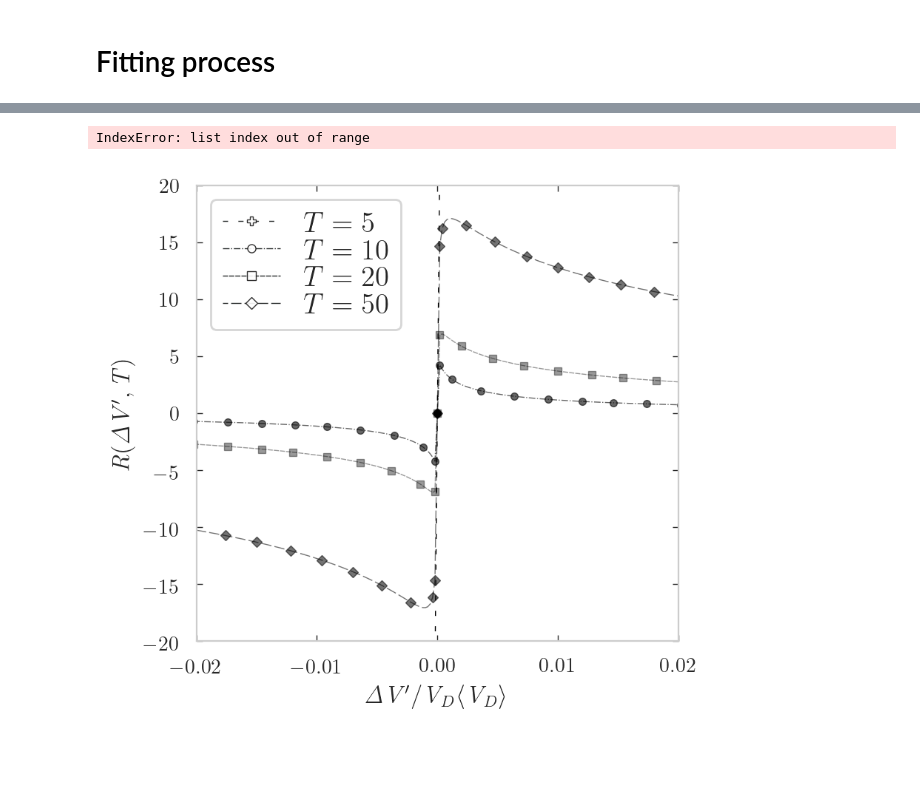
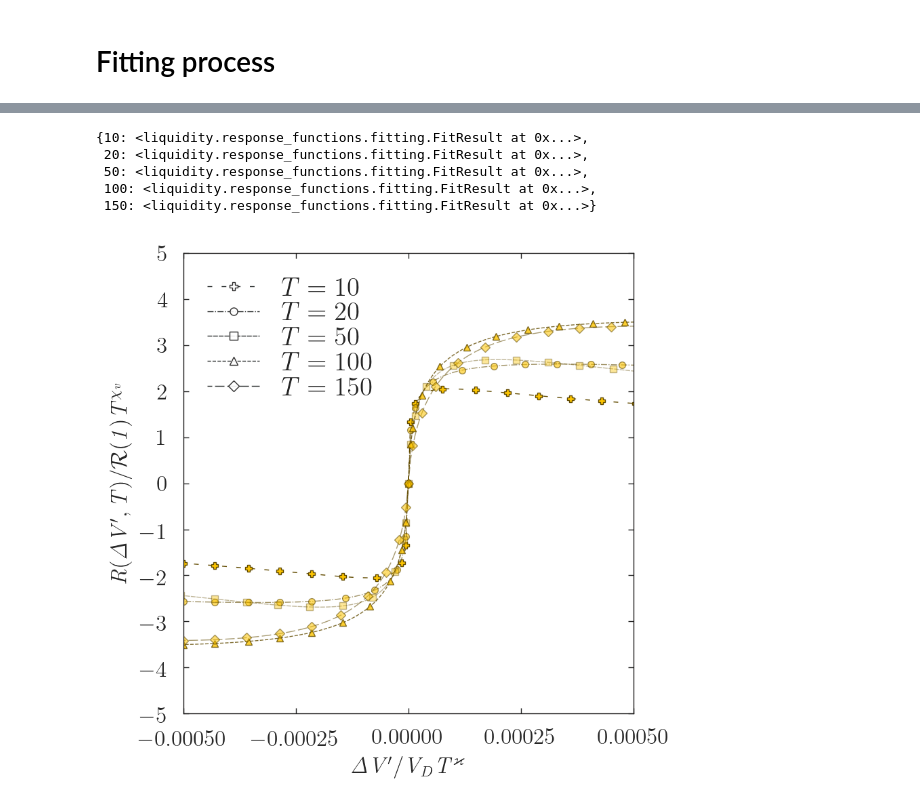
Before and after one commit to anabugaenko/liquidity, a Jupyter notebook: notebooks/Scratch Notebook for Testing.ipynb, the cells around one changed output, grey strips where cells are left out. Cells and saved outputs as stored; diff of their text form; code cells hidden in the pictures; blank space fills up the shorter version.

Commit message:
Reconcile fitting approaches

```diff
--- a/notebooks/Scratch Notebook for Testing.ipynb
+++ b/notebooks/Scratch Notebook for Testing.ipynb
@@ -178,3 +119,7 @@ popt_tsla, pcov_tsla, fit_func = get_fit_params(binned_result)
+# %%
+MO_LAG_INTERVALS = (5, 10, 20, 50, 100, 150, 200)
+# %%
+popt_tsla, pcov_tsla, fit_func, data_norm = compute_scaling_exponents(tsla_df, MO_LAG_INTERVALS)
 # %%
 popt_tsla
 # %% [output]
@@ -183,12 +127,0 @@ array([6.09220194e-01, 1.18203873e+00, 1.35030002e-01, 6.00137556e+00,
-# %%
-fit_param = {}
-for T in MO_LAG_INTERVALS:
-    result = tsla_data_norm[tsla_data_norm['T']==T][['vol_imbalance', 'T', 'R']]
-
-    binned_result = bin_data_into_quantiles(result, q=100)
-    param = get_fit_params(binned_result)
-    if param[0] is None:
-        print('re-trying')
-        binned_result = bin_data_into_quantiles(result, q=31)
-        param = get_fit_params(binned_result)
-    fit_param[T] = param
@@ -215,0 +128,2 @@ fit_param[5]
+# %%
+renor_results = renormalise(data_norm, popt_tsla, MO_LAG_INTERVALS)
@@ -216,10 +139,17 @@ fit_param[5]
+# %%
+renor_results
+# %% [output]
+{10: <liquidity.response_functions.fitting.FitResult at 0x...>,
+ 20: <liquidity.response_functions.fitting.FitResult at 0x...>,
+ 50: <liquidity.response_functions.fitting.FitResult at 0x...>,
+ 100: <liquidity.response_functions.fitting.FitResult at 0x...>,
+ 150: <liquidity.response_functions.fitting.FitResult at 0x...>}
 # %%
 from liquidity.util.plotting.plot_aggrate_impact import plot_collapsed_fitted_func
 
-plot_collapsed_fitted_func(fit_param,
-                           line_color='black', markers_color='black',
-                           xlim=0.02, ylim=20, renorm=False,
+fit_param = {T: fit_result.params for T, fit_result in renor_results.items()}
+plot_collapsed_fitted_func(fit_param, line_color="#624B00", markers_color="#FCC400",
+                           xlim=0.0005, ylim=5,
                            durations=MO_LAG_INTERVALS)
 # %% [output]
-IndexError: list index out of range
-[figure, old version]
+[figure, new version]
```
Also changed, not shown: parts of 19 cells of this notebook, 4 other files.
